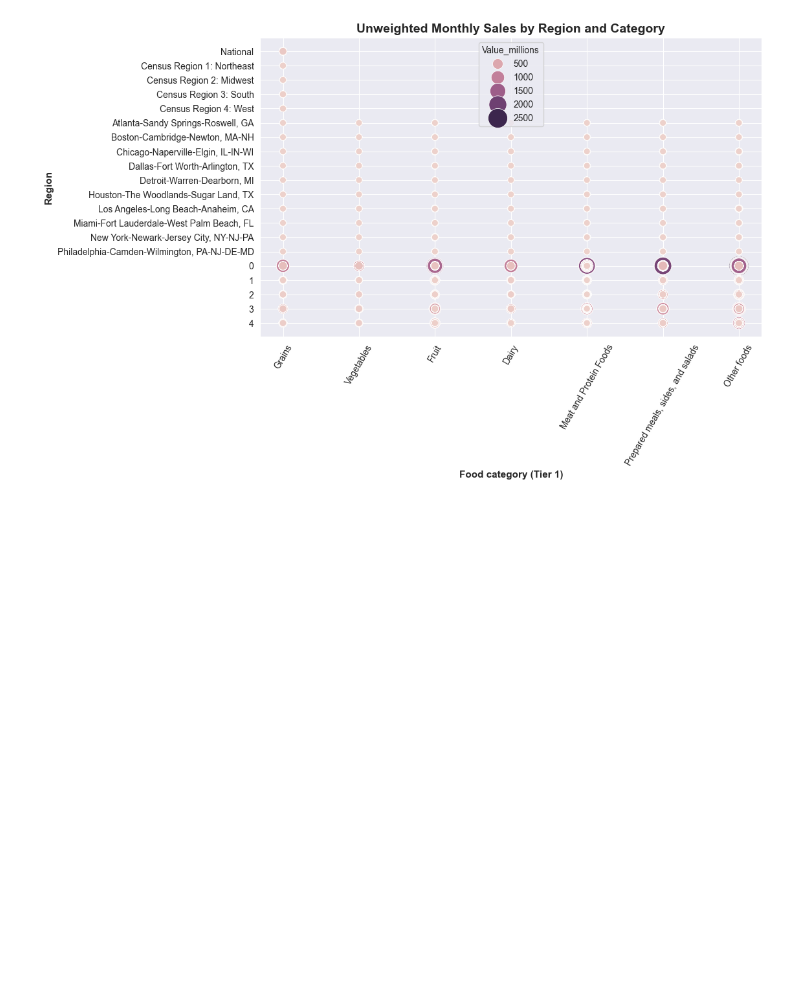
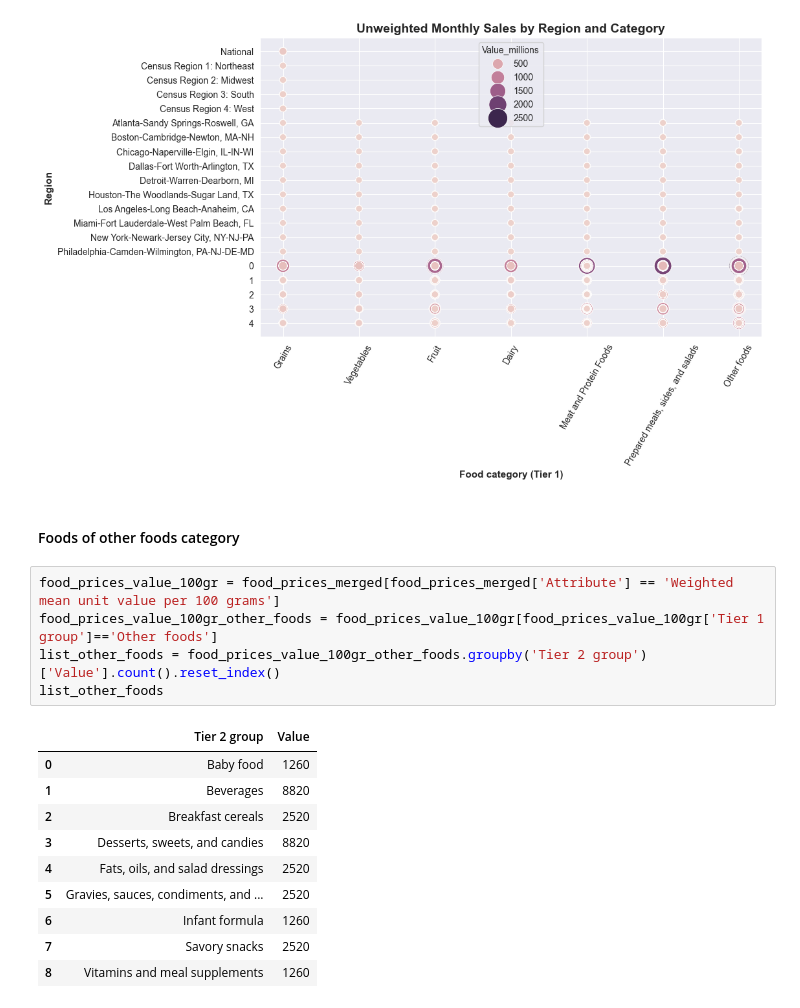
Before and after one commit to StephanieApaza/Income_influence_food_choices, a Jupyter notebook: income_food_choices.ipynb, the cells around one changed output. Cells and saved outputs as stored; diff of their text form; blank space fills up the shorter version.

Commit message:
Analyzing each group food category by its price of the graphics

```diff
--- a/income_food_choices.ipynb
+++ b/income_food_choices.ipynb
@@ -733,3 +787,21 @@ plt.xticks(rotation=60)
 plt.show()
 # %% [output]
 [figure]
+# %% [markdown]
+#### Foods of other foods category
+# %%
+food_prices_value_100gr = food_prices_merged[food_prices_merged['Attribute'] == 'Weighted mean unit value per 100 grams']
+food_prices_value_100gr_other_foods = food_prices_value_100gr[food_prices_value_100gr['Tier 1 group']=='Other foods']
+list_other_foods = food_prices_value_100gr_other_foods.groupby('Tier 2 group')['Value'].count().reset_index()
+list_other_foods
+# %% [output]
+|  | Tier 2 group | Value |
+| 0 | Baby food | 1260 |
+| 1 | Beverages | 8820 |
+| 2 | Breakfast cereals | 2520 |
+| 3 | Desserts, sweets, and candies | 8820 |
+| 4 | Fats, oils, and salad dressings | 2520 |
+| 5 | Gravies, sauces, condiments, and ... | 2520 |
+| 6 | Infant formula | 1260 |
+| 7 | Savory snacks | 2520 |
+| 8 | Vitamins and meal supplements | 1260 |
```
Also changed, not shown: parts of 9 cells of this notebook.
